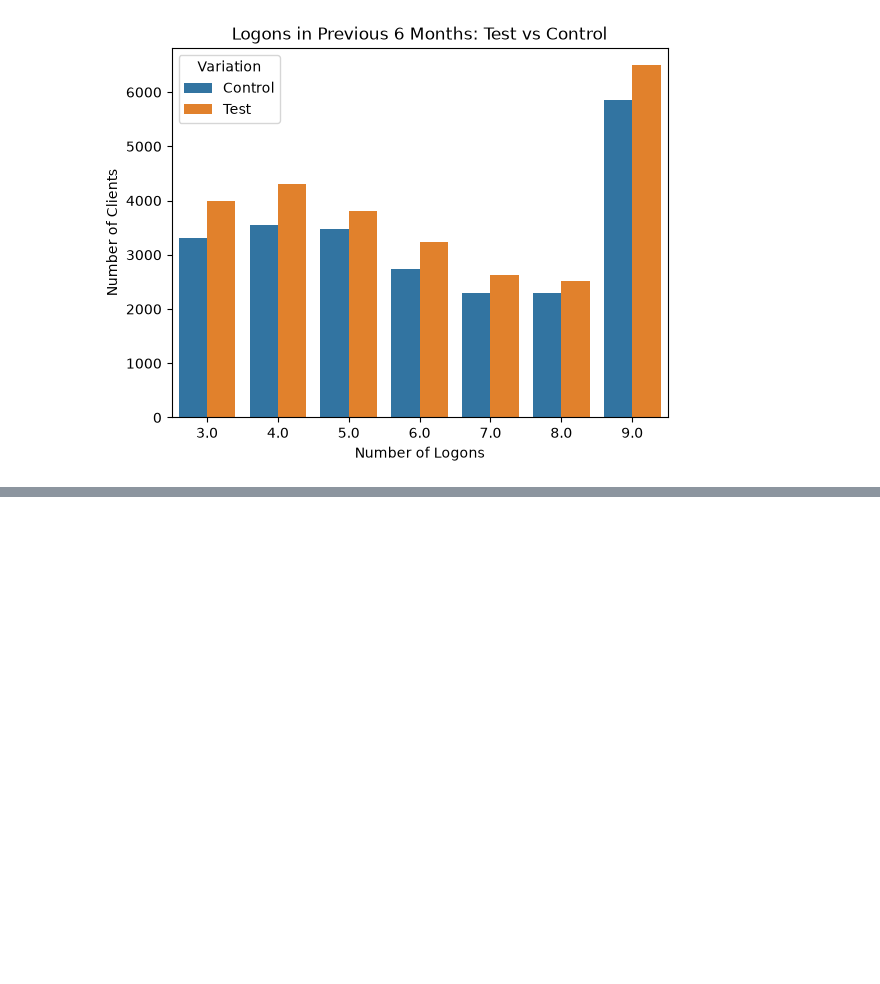
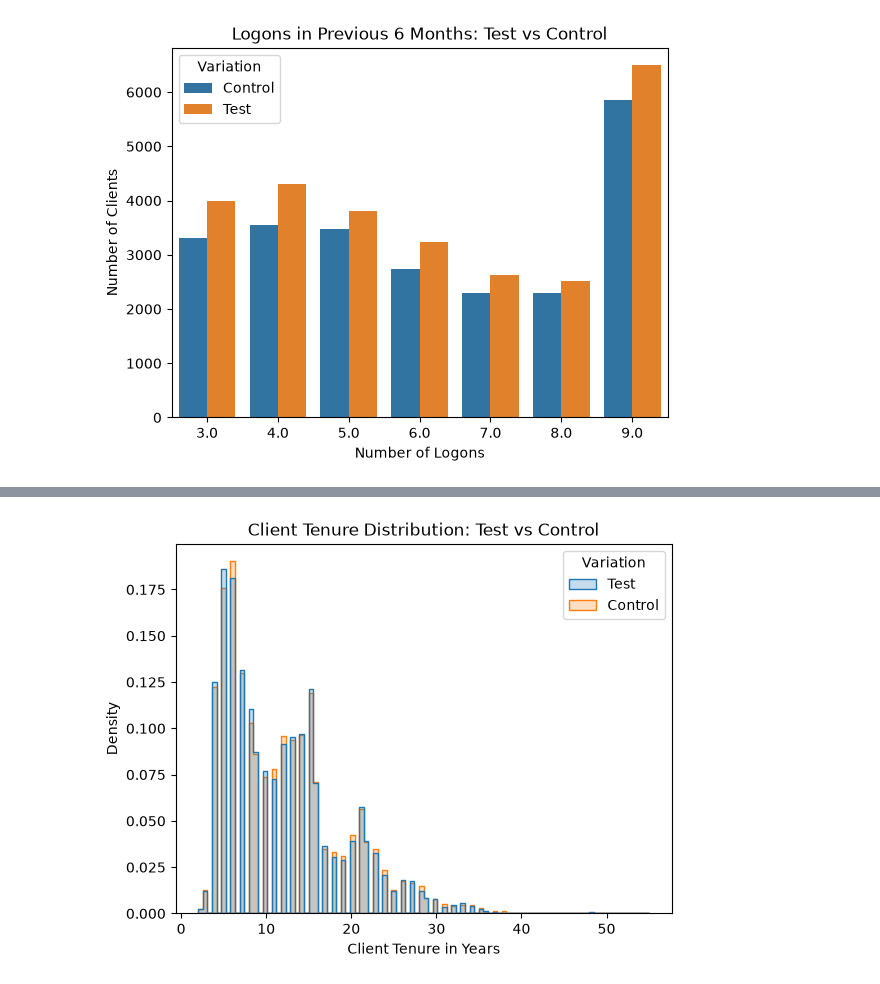
Before and after one commit to jannoelvero/Week_6_Project, a Jupyter notebook: notebooks/02_customer_profile_group_comparison.ipynb, the cells around one changed output, grey strips where cells are left out. Cells and saved outputs as stored; diff of their text form; code cells hidden in the pictures; blank space fills up the shorter version.

```diff
--- a/notebooks/02_customer_profile_group_comparison.ipynb
+++ b/notebooks/02_customer_profile_group_comparison.ipynb
@@ -836,0 +1276,17 @@ plt.show()
+# %%
+
+sns.histplot(
+    data=ab_clients_df,
+    x="clnt_tenure_yr",
+    hue="Variation",
+    stat="density",
+    common_norm=False,
+    element="step"
+)
+
+plt.title("Client Tenure Distribution: Test vs Control")
+plt.xlabel("Client Tenure in Years")
+plt.ylabel("Density")
+plt.show()
+# %% [output]
+[figure, added]
```
Also changed, not shown: parts of 131 cells of this notebook, 3 other files.
